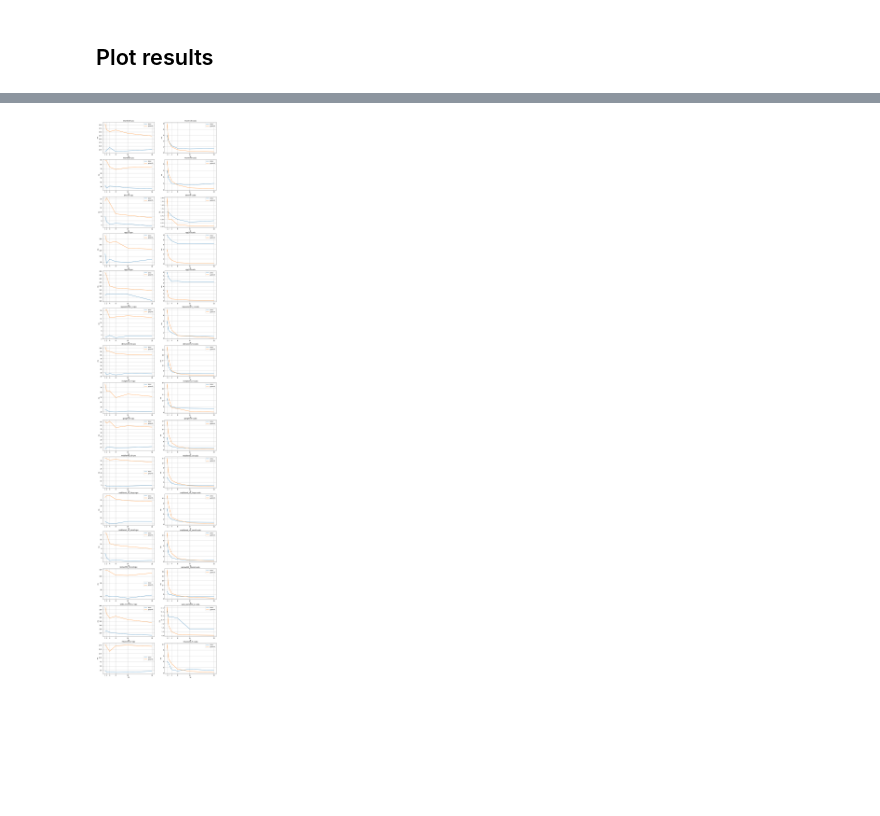
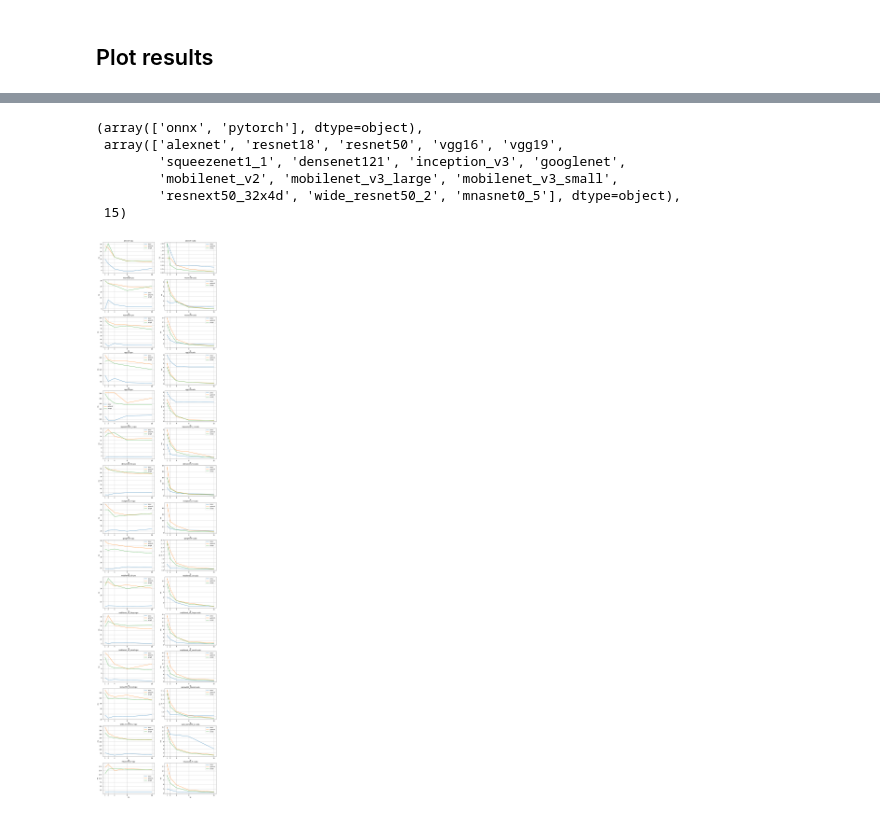
Before and after one commit to rosulucian/inference-benchmarks, a Jupyter notebook: notebooks/benchmark.ipynb, the cells around one changed output, grey strips where cells are left out. Drawn from its saved outputs; the diff is of its cells as text; code cells hidden in the pictures; blank space fills up the shorter version.

```diff
--- a/notebooks/benchmark.ipynb
+++ b/notebooks/benchmark.ipynb
@@ -85,36 +106,47 @@ df.model.nunique(), df.model.unique().tolist()
   'resnext50_32x4d',
   'wide_resnet50_2',
   'mnasnet0_5'])
+# %%
+engines, architectures, len(architectures)
+# %% [output]
+(array(['onnx', 'pytorch'], dtype=object),
+ array(['alexnet', 'resnet18', 'resnet50', 'vgg16', 'vgg19',
+        'squeezenet1_1', 'densenet121', 'inception_v3', 'googlenet',
+        'mobilenet_v2', 'mobilenet_v3_large', 'mobilenet_v3_small',
+        'resnext50_32x4d', 'wide_resnet50_2', 'mnasnet0_5'], dtype=object),
+ 15)
 # %%
 # def plot_results(df, device):
 architectures = df.model.unique()
 engines = df.engine.unique()
 
 count = len(architectures)
 
 bs = int(np.log2(df.bs.max()))
 bs = [2**i for i in range(bs+1)]
 
-fig, axs = plt.subplots(count, len(engines), figsize=(15,75))
+# fig, axs = plt.subplots(count, len(engines), figsize=(15,75))
+fig, axs = plt.subplots(count, 2, figsize=(15,75))
 axs = axs.flatten()
 
 for i, arch in enumerate(architectures):
     idx = i*2
 
     results = df[df.model == arch]
 
     for e in engines:
         axs[idx].plot(bs, results[(results.device == 'cpu') & (results.engine == e)].time.tolist(), label=e)
+#         print(results[(results.device == 'cuda') & (results.engine == e)].time.tolist())
         axs[idx+1].plot(bs, results[(results.device == 'cuda') & (results.engine == e)].time.tolist(), label=e)
 
     for j, dev in enumerate(['cpu', 'cuda']):
         axs[idx+j].set_xticks(bs)
         axs[idx+j].grid()
         axs[idx+j].legend()
         axs[idx+j].set_title(f'{arch}-{dev}')
         axs[idx+j].set_ylabel('ms')
         axs[idx+j].set_xlabel('bs')
 
 plt.show()
 # %% [output]
-[figure, old version]
+[figure, new version]
```
Also changed, not shown: parts of 13 cells of this notebook.
